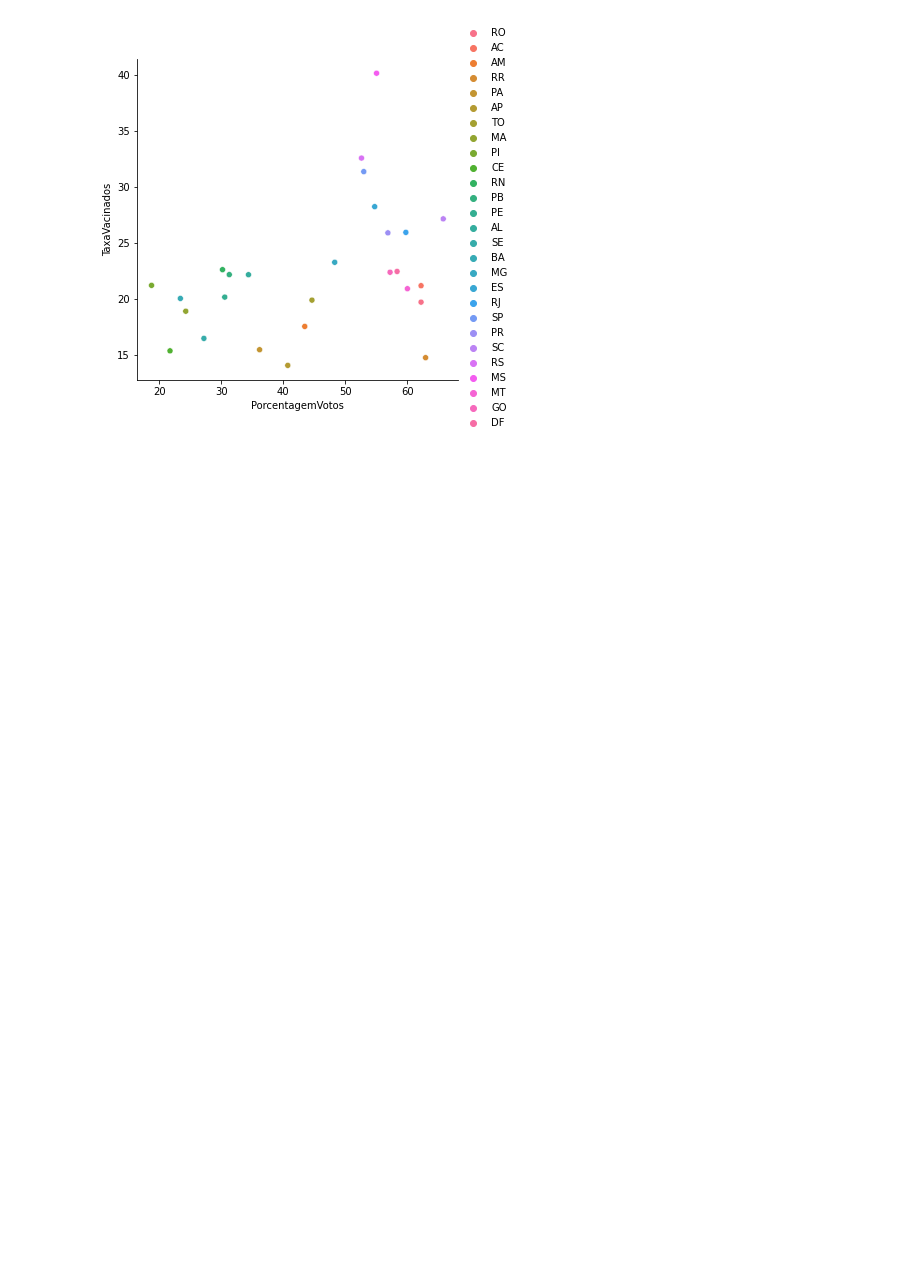
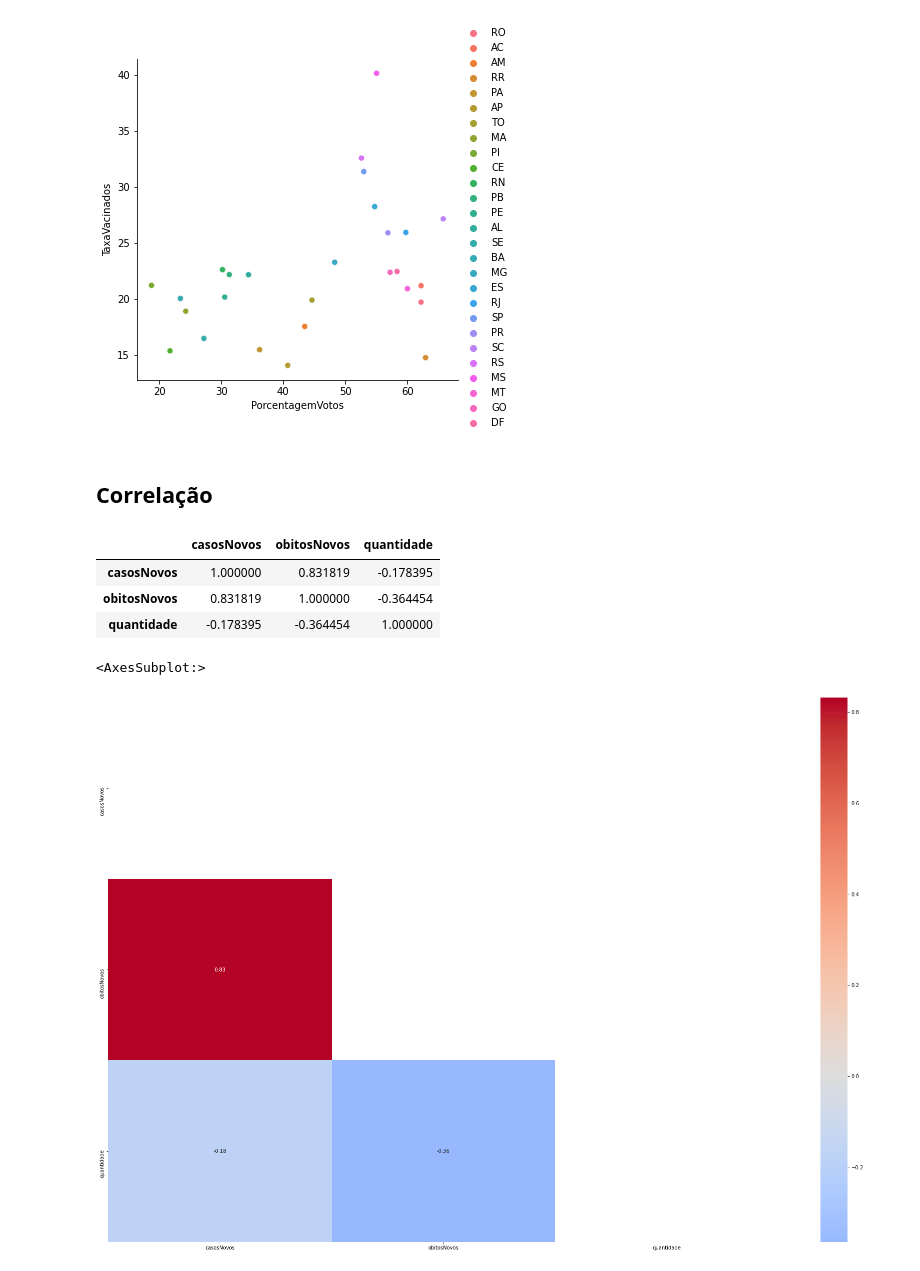
Before and after one commit to stardotwav/BrasilEmDados, a Jupyter notebook: AnaliseExtracaoConhecimento.ipynb, the cells around one changed output. Cells and saved outputs as stored; diff of their text form; code cells hidden in the pictures; blank space fills up the shorter version.

```diff
--- a/AnaliseExtracaoConhecimento.ipynb
+++ b/AnaliseExtracaoConhecimento.ipynb
@@ -473,3 +472,42 @@ sns.relplot(x=toPlot.PorcentagemVotos, y=toPlot.TaxaVacinados, hue=toPlot.index)
 # %% [output]
 <seaborn.axisgrid.FacetGrid at 0x...>
 [figure]
+# %% [markdown]
+<h2> Correlação
+# %%
+
+#agrupamentoRegiao
+#dadosRegiaoVacina
+#dadosVacinaJoin = agrupamentoRegiao.join(dadosRegiaoVacina,{['regiao','Data Vacinação']})
+
+novoDadosRegiaoVacina = dadosRegiaoVacina.rename(columns={'Data Vacinação': 'data'})
+novoDadosRegiaoVacina.dtypes
+
+#agrupamentoRegiao.dtypes
+#Este Merged representa desde o começo da pandemia
+Merged = pd.merge(agrupamentoRegiao,novoDadosRegiaoVacina, on=['regiao','data'], how='left')
+Merged['quantidade'].fillna(0, inplace=True)
+Merged = Merged.astype({"quantidade": int})
+Merged
+
+#Este Merged, representa desde o começo da vaciniação
+MergedPOSVACINA = pd.merge(agrupamentoRegiao,novoDadosRegiaoVacina, on=['regiao','data'])
+MergedPOSVACINA = MergedPOSVACINA.astype({"quantidade": int})
+MergedPOSVACINA
+
+MergedNorte = MergedPOSVACINA[MergedPOSVACINA.regiao == 'Norte']
+MergedNorte.corr()
+# %% [output]
+|  | casosNovos | obitosNovos | quantidade |
+| casosNovos | 1.000000 | 0.831819 | -0.178395 |
+| obitosNovos | 0.831819 | 1.000000 | -0.364454 |
+| quantidade | -0.178395 | -0.364454 | 1.000000 |
+# %%
+
+cols = ['regiao','data', 'casosNovos', 'obitosNovos', 'quantidade']
+varCor = MergedNorte[cols].corr()
+matrix = np.triu(varCor)
+sns.heatmap(varCor,xticklabels=varCor.columns,yticklabels=varCor.columns,annot=True,center=0,cmap='coolwarm',mask=matrix)
+# %% [output]
+<AxesSubplot:>
+[figure, added]
```
Also changed, not shown: parts of 8 cells of this notebook.
